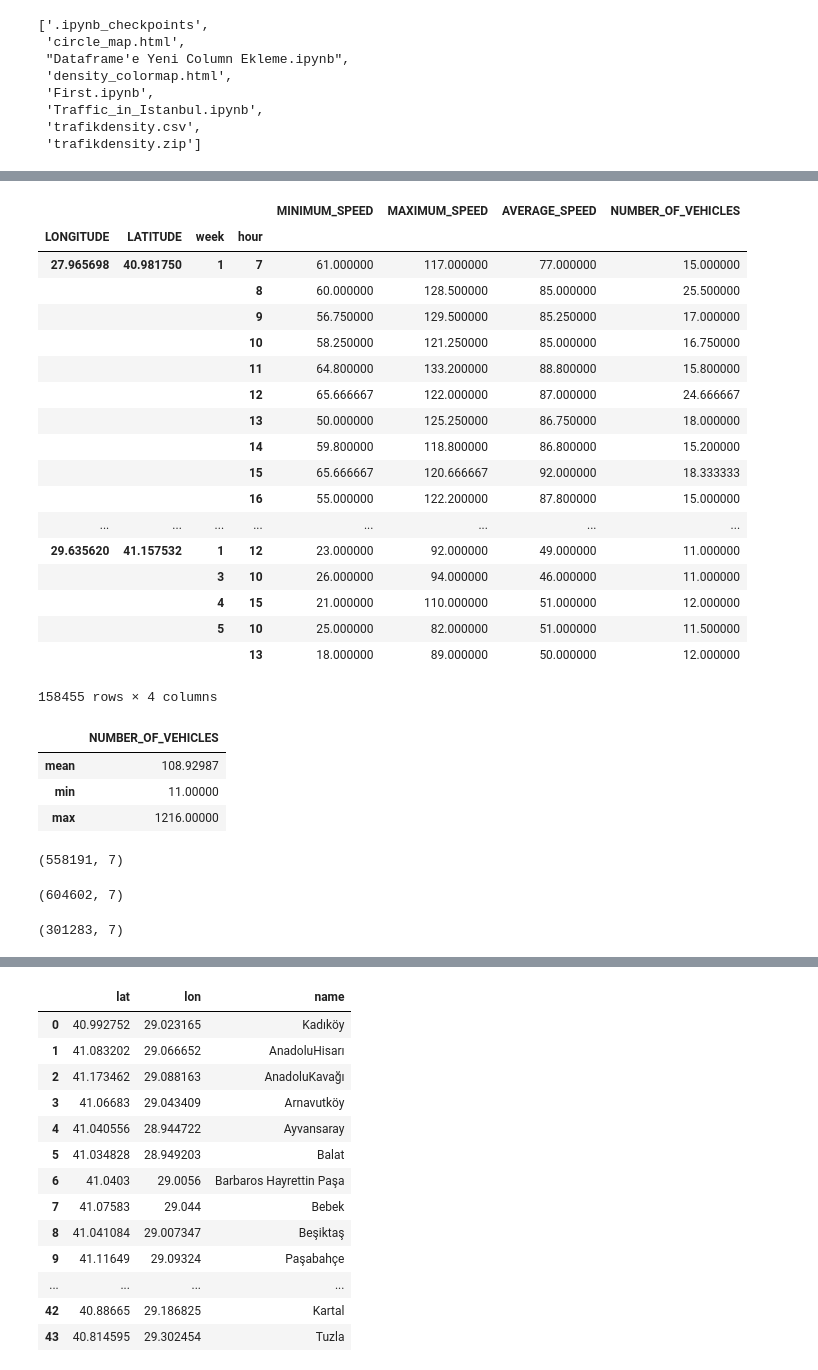
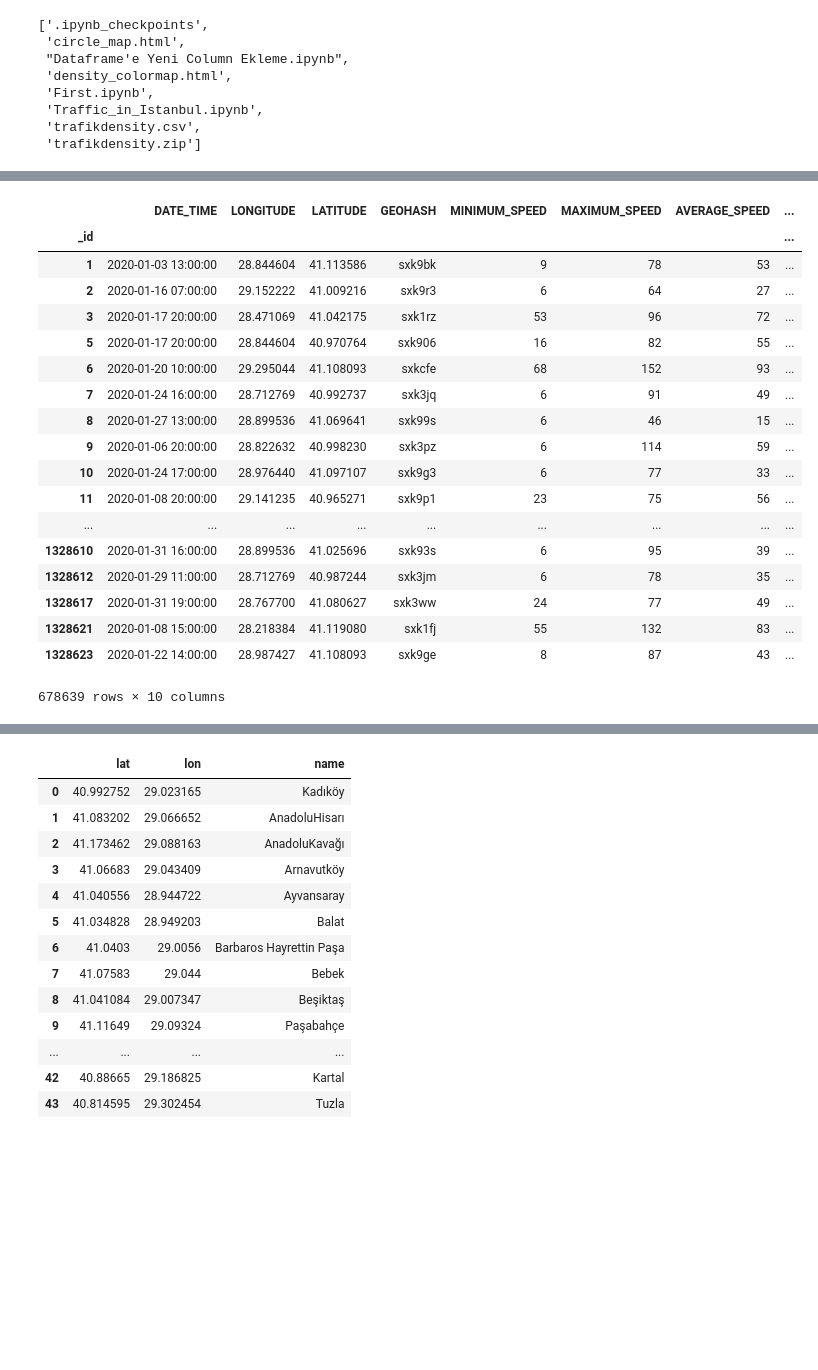
Before and after one commit to emre-isik/IBBTraffic-1, a Jupyter notebook: Traffic_in_Istanbul.ipynb, the cells around one changed output, grey strips where cells are left out. Saved outputs shown, nothing was run; the diff lists cells and outputs as text; code cells hidden in the pictures; blank space fills up the shorter version.

```diff
--- a/Traffic_in_Istanbul.ipynb
+++ b/Traffic_in_Istanbul.ipynb
@@ -149,24 +117 @@ data
 905885 rows × 10 columns
-# %%
-data = data.groupby(['LONGITUDE','LATITUDE','week','hour']).mean()
-data
-# %% [output]
-|  |  |  |  | MINIMUM_SPEED | MAXIMUM_SPEED | AVERAGE_SPEED | NUMBER_OF_VEHICLES |
-| LONGITUDE | LATITUDE | week | hour |  |  |  |  |
-| 27.965698 | 40.981750 | 1 | 7 | 61.000000 | 117.000000 | 77.000000 | 15.000000 |
-|  |  |  | 8 | 60.000000 | 128.500000 | 85.000000 | 25.500000 |
-|  |  |  | 9 | 56.750000 | 129.500000 | 85.250000 | 17.000000 |
-|  |  |  | 10 | 58.250000 | 121.250000 | 85.000000 | 16.750000 |
-|  |  |  | 11 | 64.800000 | 133.200000 | 88.800000 | 15.800000 |
-|  |  |  | 12 | 65.666667 | 122.000000 | 87.000000 | 24.666667 |
-|  |  |  | 13 | 50.000000 | 125.250000 | 86.750000 | 18.000000 |
-|  |  |  | 14 | 59.800000 | 118.800000 | 86.800000 | 15.200000 |
-|  |  |  | 15 | 65.666667 | 120.666667 | 92.000000 | 18.333333 |
-|  |  |  | 16 | 55.000000 | 122.200000 | 87.800000 | 15.000000 |
-| ... | ... | ... | ... | ... | ... | ... | ... |
-| 29.635620 | 41.157532 | 1 | 12 | 23.000000 | 92.000000 | 49.000000 | 11.000000 |
-|  |  | 3 | 10 | 26.000000 | 94.000000 | 46.000000 | 11.000000 |
-|  |  | 4 | 15 | 21.000000 | 110.000000 | 51.000000 | 12.000000 |
-|  |  | 5 | 10 | 25.000000 | 82.000000 | 51.000000 | 11.500000 |
-|  |  |  | 13 | 18.000000 | 89.000000 | 50.000000 | 12.000000 |
-158455 rows × 4 columns
@@ -175,23 +118,25 @@ result = data.agg({'NUMBER_OF_VEHICLES': ['mean', 'min', 'max']})
-# %%
-result
-# %% [output]
-|  | NUMBER_OF_VEHICLES |
-| mean | 108.92987 |
-| min | 11.00000 |
-| max | 1216.00000 |
-# %%
-cond1smaller = data['NUMBER_OF_VEHICLES'] < 94.032258
-cond2bigger = data['NUMBER_OF_VEHICLES'] > 94.032258
-print(data[cond1smaller].shape)
-# %% [output]
-(558191, 7)
-# %%
-cond1smaller = data['NUMBER_OF_VEHICLES'] < 108.92987
-cond2bigger = data['NUMBER_OF_VEHICLES'] > 108.92987
-print(data[cond1smaller].shape)
-# %% [output]
-(604602, 7)
-# %%
-print(data[cond2bigger].shape)
-# %% [output]
-(301283, 7)
+# %%
+# Filter data for weekdays
+data_weekdays = data.loc[(data['DATE_TIME'].dt.weekday != 5) & (data['DATE_TIME'].dt.weekday != 6)]
+# %%
+data_weekdays
+# %% [output]
+|  | DATE_TIME | LONGITUDE | LATITUDE | GEOHASH | MINIMUM_SPEED | MAXIMUM_SPEED | AVERAGE_SPEED | ... |
+| _id |  |  |  |  |  |  |  | ... |
+| 1 | 2020-01-03 13:00:00 | 28.844604 | 41.113586 | sxk9bk | 9 | 78 | 53 | ... |
+| 2 | 2020-01-16 07:00:00 | 29.152222 | 41.009216 | sxk9r3 | 6 | 64 | 27 | ... |
+| 3 | 2020-01-17 20:00:00 | 28.471069 | 41.042175 | sxk1rz | 53 | 96 | 72 | ... |
+| 5 | 2020-01-17 20:00:00 | 28.844604 | 40.970764 | sxk906 | 16 | 82 | 55 | ... |
+| 6 | 2020-01-20 10:00:00 | 29.295044 | 41.108093 | sxkcfe | 68 | 152 | 93 | ... |
+| 7 | 2020-01-24 16:00:00 | 28.712769 | 40.992737 | sxk3jq | 6 | 91 | 49 | ... |
+| 8 | 2020-01-27 13:00:00 | 28.899536 | 41.069641 | sxk99s | 6 | 46 | 15 | ... |
+| 9 | 2020-01-06 20:00:00 | 28.822632 | 40.998230 | sxk3pz | 6 | 114 | 59 | ... |
+| 10 | 2020-01-24 17:00:00 | 28.976440 | 41.097107 | sxk9g3 | 6 | 77 | 33 | ... |
+| 11 | 2020-01-08 20:00:00 | 29.141235 | 40.965271 | sxk9p1 | 23 | 75 | 56 | ... |
+| ... | ... | ... | ... | ... | ... | ... | ... | ... |
+| 1328610 | 2020-01-31 16:00:00 | 28.899536 | 41.025696 | sxk93s | 6 | 95 | 39 | ... |
+| 1328612 | 2020-01-29 11:00:00 | 28.712769 | 40.987244 | sxk3jm | 6 | 78 | 35 | ... |
+| 1328617 | 2020-01-31 19:00:00 | 28.767700 | 41.080627 | sxk3ww | 24 | 77 | 49 | ... |
+| 1328621 | 2020-01-08 15:00:00 | 28.218384 | 41.119080 | sxk1fj | 55 | 132 | 83 | ... |
+| 1328623 | 2020-01-22 14:00:00 | 28.987427 | 41.108093 | sxk9ge | 8 | 87 | 43 | ... |
+678639 rows × 10 columns
```
Also changed, not shown: parts of 30 cells of this notebook.
